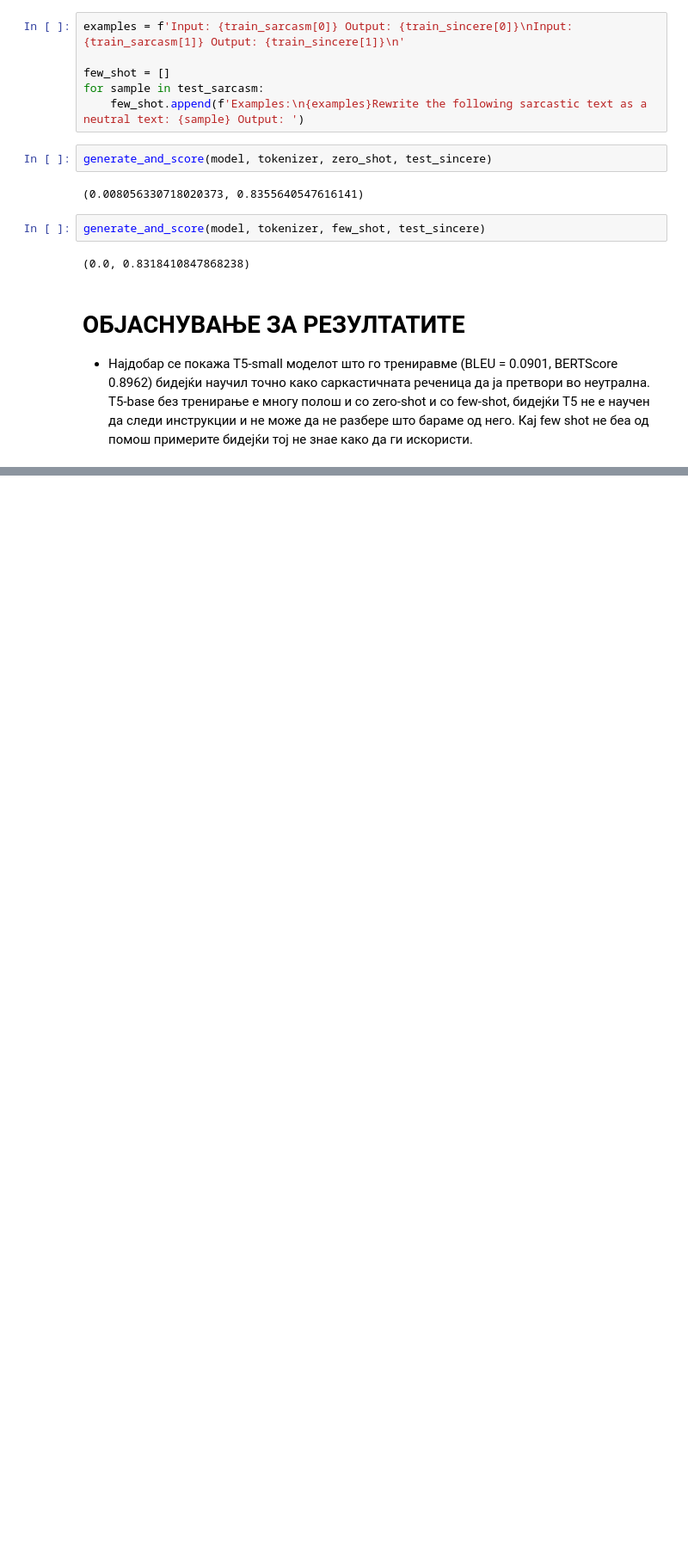
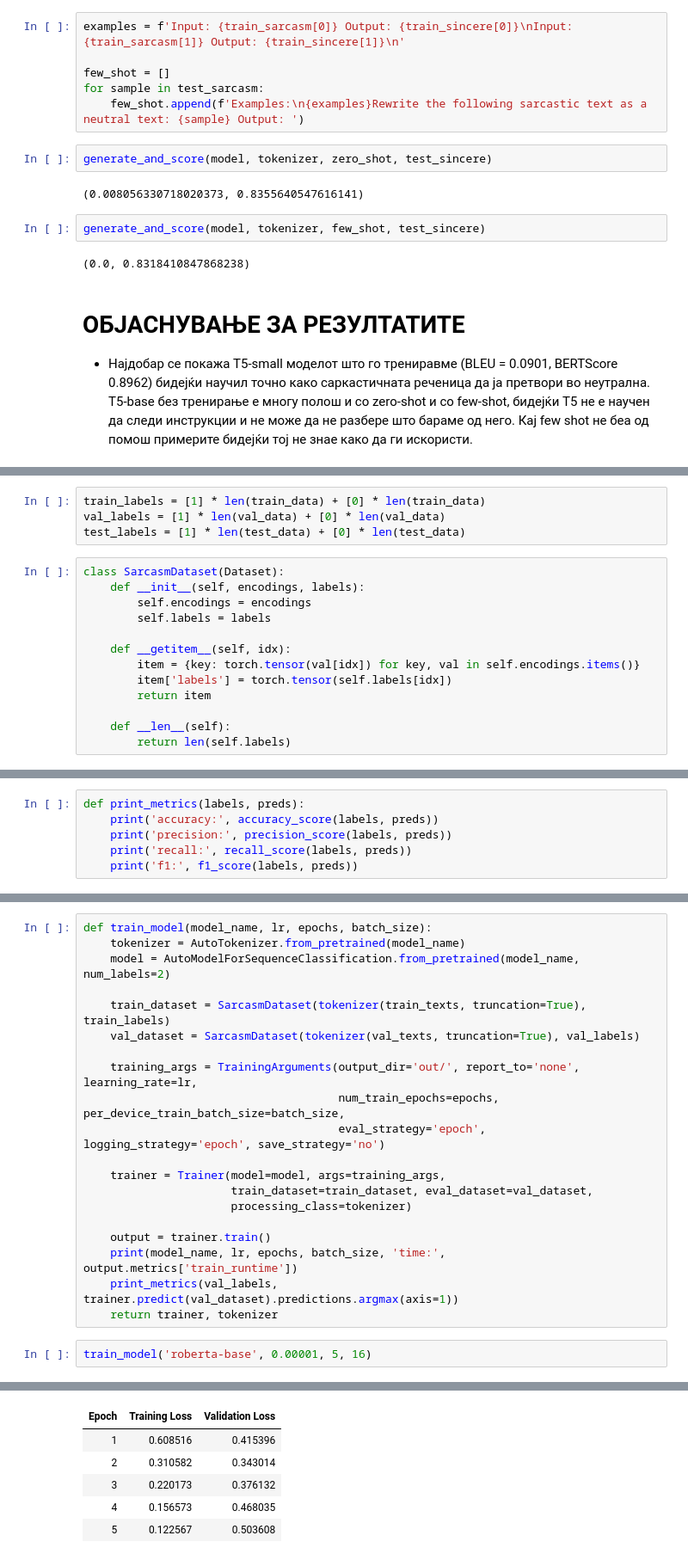
Before and after one commit to hristinagjorgjievska/Natural-Language-Processing, a Jupyter notebook: lab2/lab2_doma.ipynb, the cells around one changed output, grey strips where cells are left out. Shown at 86% size. Cells and saved outputs as stored; diff of their text form; blank space fills up the shorter version.

```diff
--- a/lab2/lab2_doma.ipynb
+++ b/lab2/lab2_doma.ipynb
@@ -222,0 +237,17 @@ generate_and_score(model, tokenizer, few_shot, test_sincere)
+# %%
+train_labels = [1] * len(train_data) + [0] * len(train_data)
+val_labels = [1] * len(val_data) + [0] * len(val_data)
+test_labels = [1] * len(test_data) + [0] * len(test_data)
+# %%
+class SarcasmDataset(Dataset):
+    def __init__(self, encodings, labels):
+        self.encodings = encodings
+        self.labels = labels
+
+    def __getitem__(self, idx):
+        item = {key: torch.tensor(val[idx]) for key, val in self.encodings.items()}
+        item['labels'] = torch.tensor(self.labels[idx])
+        return item
+
+    def __len__(self):
+        return len(self.labels)
@@ -222,0 +256,6 @@ generate_and_score(model, tokenizer, few_shot, test_sincere)
+# %%
+def print_metrics(labels, preds):
+    print('accuracy:', accuracy_score(labels, preds))
+    print('precision:', precision_score(labels, preds))
+    print('recall:', recall_score(labels, preds))
+    print('f1:', f1_score(labels, preds))
@@ -222,0 +264,23 @@ generate_and_score(model, tokenizer, few_shot, test_sincere)
+# %%
+def train_model(model_name, lr, epochs, batch_size):
+    tokenizer = AutoTokenizer.from_pretrained(model_name)
+    model = AutoModelForSequenceClassification.from_pretrained(model_name, num_labels=2)
+
+    train_dataset = SarcasmDataset(tokenizer(train_texts, truncation=True), train_labels)
+    val_dataset = SarcasmDataset(tokenizer(val_texts, truncation=True), val_labels)
+
+    training_args = TrainingArguments(output_dir='out/', report_to='none', learning_rate=lr,
+                                      num_train_epochs=epochs, per_device_train_batch_size=batch_size,
+                                      eval_strategy='epoch', logging_strategy='epoch', save_strategy='no')
+
+    trainer = Trainer(model=model, args=training_args,
+                      train_dataset=train_dataset, eval_dataset=val_dataset,
+                      processing_class=tokenizer)
+
+    output = trainer.train()
+    print(model_name, lr, epochs, batch_size, 'time:', output.metrics['train_runtime'])
+    print_metrics(val_labels, trainer.predict(val_dataset).predictions.argmax(axis=1))
+    return trainer, tokenizer
+# %%
+train_model('roberta-base', 0.00001, 5, 16)
+# %% [output]
@@ -222,0 +305,6 @@ generate_and_score(model, tokenizer, few_shot, test_sincere)
+| Epoch | Training Loss | Validation Loss |
+| 1 | 0.608516 | 0.415396 |
+| 2 | 0.310582 | 0.343014 |
+| 3 | 0.220173 | 0.376132 |
+| 4 | 0.156573 | 0.468035 |
+| 5 | 0.122567 | 0.503608 |
```
Also changed, not shown: parts of 16 cells of this notebook.
